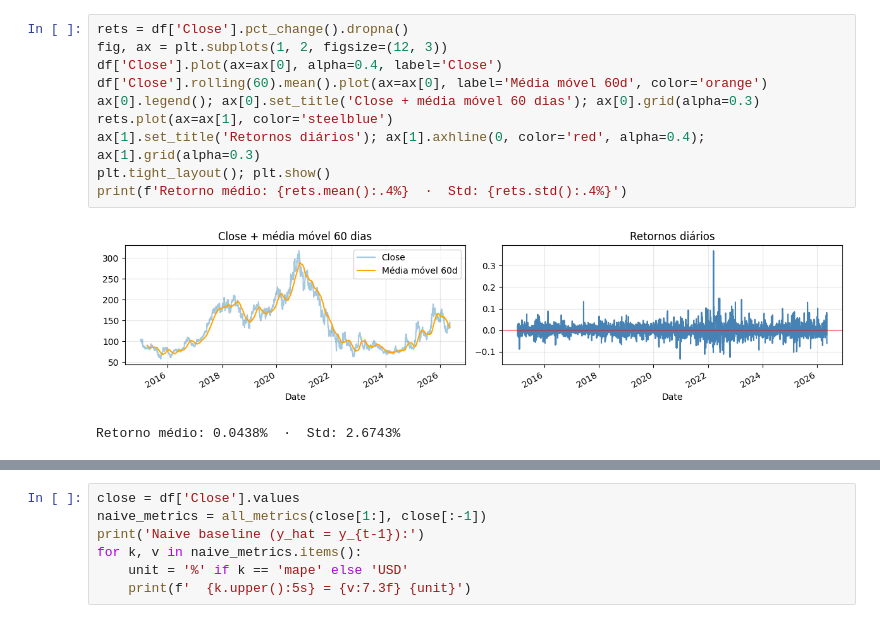
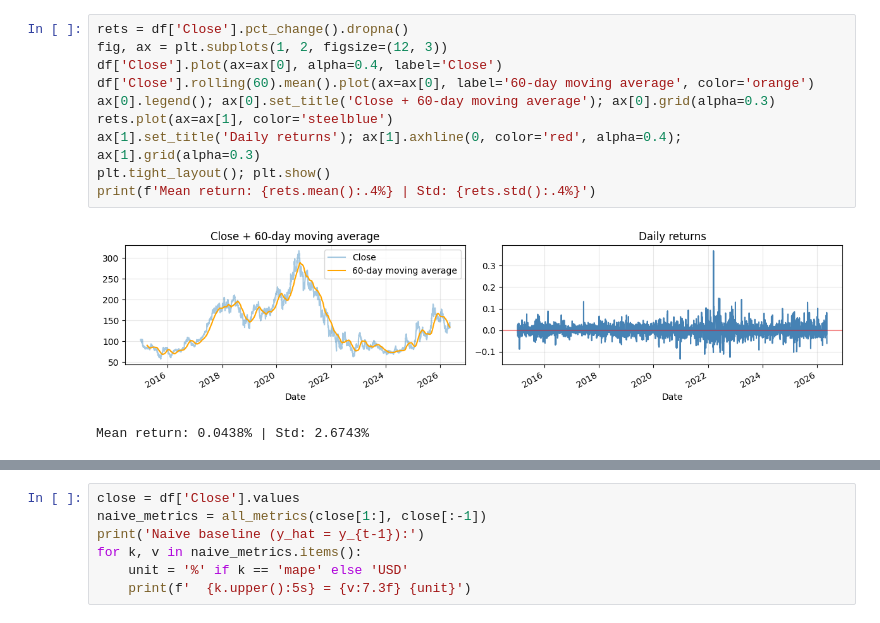
Before and after one commit to vitorpaixao/baba-stock-prediction, a Jupyter notebook: notebooks/01_eda_lstm_baba.ipynb, the cells around one changed output, grey strips where cells are left out. Cells and saved outputs as stored; diff of their text form.

```diff
--- a/notebooks/01_eda_lstm_baba.ipynb
+++ b/notebooks/01_eda_lstm_baba.ipynb
@@ -67,13 +67,13 @@ Preço é não-estacionário. Retornos diários (variação percentual) ficam pr
 # %%
 rets = df['Close'].pct_change().dropna()
 fig, ax = plt.subplots(1, 2, figsize=(12, 3))
 df['Close'].plot(ax=ax[0], alpha=0.4, label='Close')
-df['Close'].rolling(60).mean().plot(ax=ax[0], label='Média móvel 60d', color='orange')
-ax[0].legend(); ax[0].set_title('Close + média móvel 60 dias'); ax[0].grid(alpha=0.3)
+df['Close'].rolling(60).mean().plot(ax=ax[0], label='60-day moving average', color='orange')
+ax[0].legend(); ax[0].set_title('Close + 60-day moving average'); ax[0].grid(alpha=0.3)
 rets.plot(ax=ax[1], color='steelblue')
-ax[1].set_title('Retornos diários'); ax[1].axhline(0, color='red', alpha=0.4); ax[1].grid(alpha=0.3)
+ax[1].set_title('Daily returns'); ax[1].axhline(0, color='red', alpha=0.4); ax[1].grid(alpha=0.3)
 plt.tight_layout(); plt.show()
-print(f'Retorno médio: {rets.mean():.4%}  ·  Std: {rets.std():.4%}')
+print(f'Mean return: {rets.mean():.4%} | Std: {rets.std():.4%}')
 # %% [output]
-[figure, old version]
+[figure, new version]
-Retorno médio: 0.0438%  ·  Std: 2.6743%
+Mean return: 0.0438% | Std: 2.6743%
```
Also changed, not shown: parts of 31 cells of this notebook, 1 other file.
